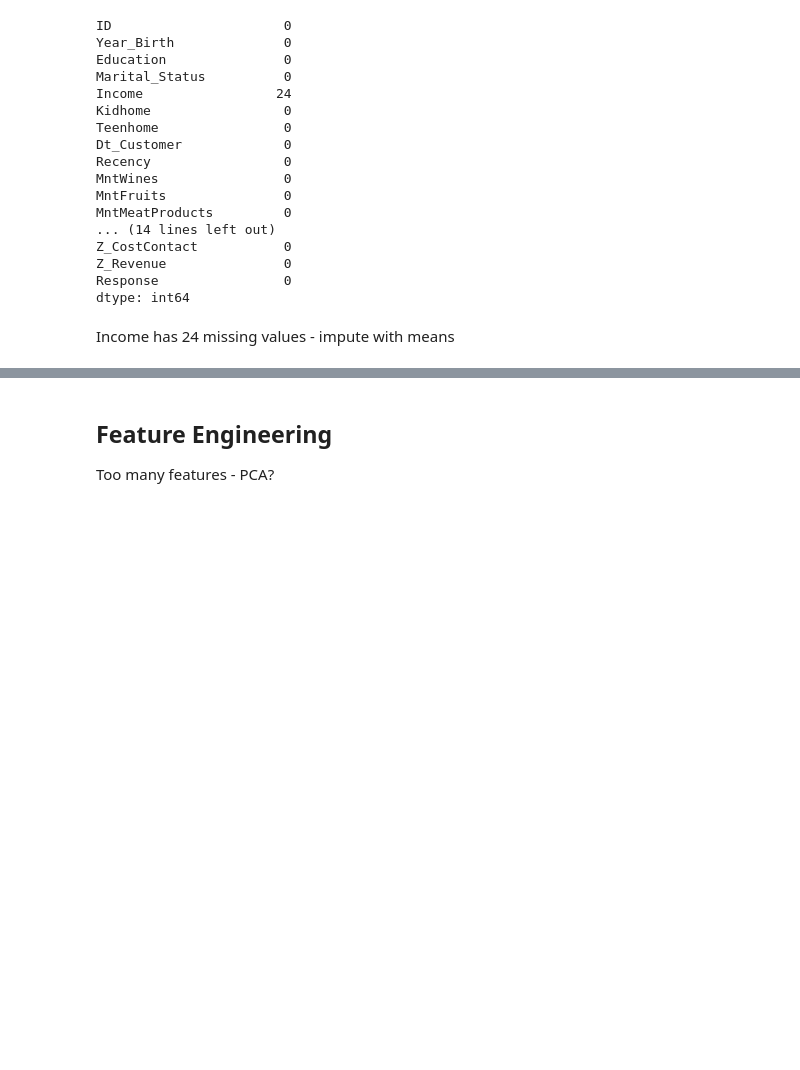
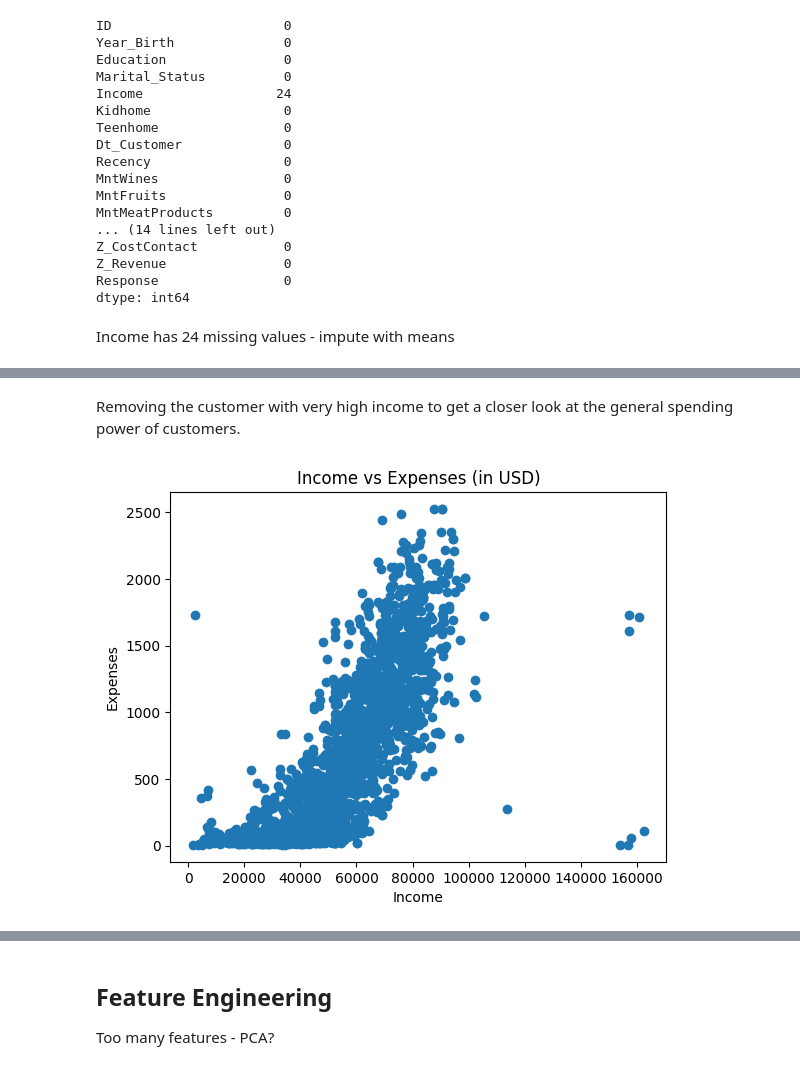
Before and after one commit to akshi-saxena/customer-segmentation, a Jupyter notebook: DMT_Project_Customer_Segmentation.ipynb, the cells around one changed output, grey strips where cells are left out. Drawn from its saved outputs; the diff is of its cells as text; code cells hidden in the pictures; blank space fills up the shorter version.

```diff
--- a/DMT_Project_Customer_Segmentation.ipynb
+++ b/DMT_Project_Customer_Segmentation.ipynb
@@ -175,0 +183,14 @@ correlations
+# %% [markdown]
+Removing the customer with very high income to get a closer look at the general spending power of customers.
+# %%
+filtered = data[data['Income'] < 300000]
+
+total_expenses = filtered['MntWines'] + filtered['MntFruits'] + filtered['MntGoldProds'] + filtered['MntFishProducts'] + filtered['MntMeatProducts'] + filtered['MntSweetProducts']
+
+plt.scatter(filtered['Income'], total_expenses)
+plt.title('Income vs Expenses (in USD)')
+plt.xlabel('Income')
+plt.ylabel('Expenses')
+plt.show()
+# %% [output]
+[figure, added]
```
Also changed, not shown: parts of 8 cells of this notebook.
